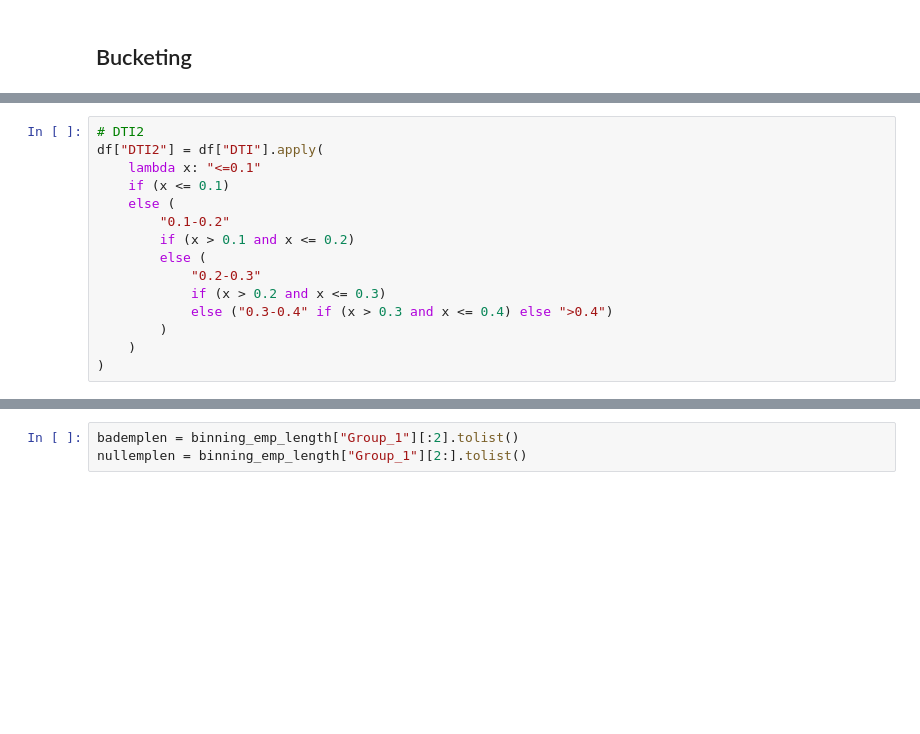
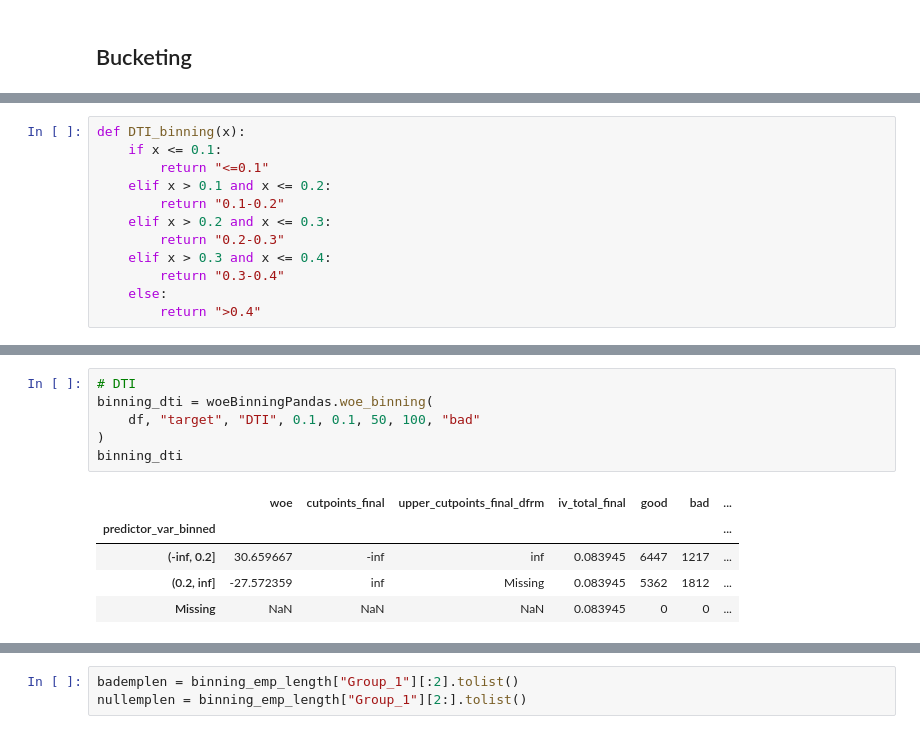
Before and after one commit to AnnaMariaAngelova/Reject_Inference, a Jupyter notebook: RI.ipynb, the cells around one changed output, grey strips where cells are left out. Drawn from its saved outputs; the diff is of its cells as text; blank space fills up the shorter version.

```diff
--- a/RI.ipynb
+++ b/RI.ipynb
@@ -118,17 +124,26 @@ del df["annual_inc"]
 # %%
-# DTI2
-df["DTI2"] = df["DTI"].apply(
-    lambda x: "<=0.1"
-    if (x <= 0.1)
-    else (
-        "0.1-0.2"
-        if (x > 0.1 and x <= 0.2)
-        else (
-            "0.2-0.3"
-            if (x > 0.2 and x <= 0.3)
-            else ("0.3-0.4" if (x > 0.3 and x <= 0.4) else ">0.4")
-        )
-    )
-)
+def DTI_binning(x):
+    if x <= 0.1:
+        return "<=0.1"
+    elif x > 0.1 and x <= 0.2:
+        return "0.1-0.2"
+    elif x > 0.2 and x <= 0.3:
+        return "0.2-0.3"
+    elif x > 0.3 and x <= 0.4:
+        return "0.3-0.4"
+    else:
+        return ">0.4"
 # %% [output]
 [interactive output not drawn]
+# %%
+# DTI
+binning_dti = woeBinningPandas.woe_binning(
+    df, "target", "DTI", 0.1, 0.1, 50, 100, "bad"
+)
+binning_dti
+# %% [output]
+|  | woe | cutpoints_final | upper_cutpoints_final_dfrm | iv_total_final | good | bad | ... |
+| predictor_var_binned |  |  |  |  |  |  | ... |
+| (-inf, 0.2] | 30.659667 | -inf | inf | 0.083945 | 6447 | 1217 | ... |
+| (0.2, inf] | -27.572359 | inf | Missing | 0.083945 | 5362 | 1812 | ... |
+| Missing | NaN | NaN | NaN | 0.083945 | 0 | 0 | ... |
```
Also changed, not shown: parts of 72 cells of this notebook.
